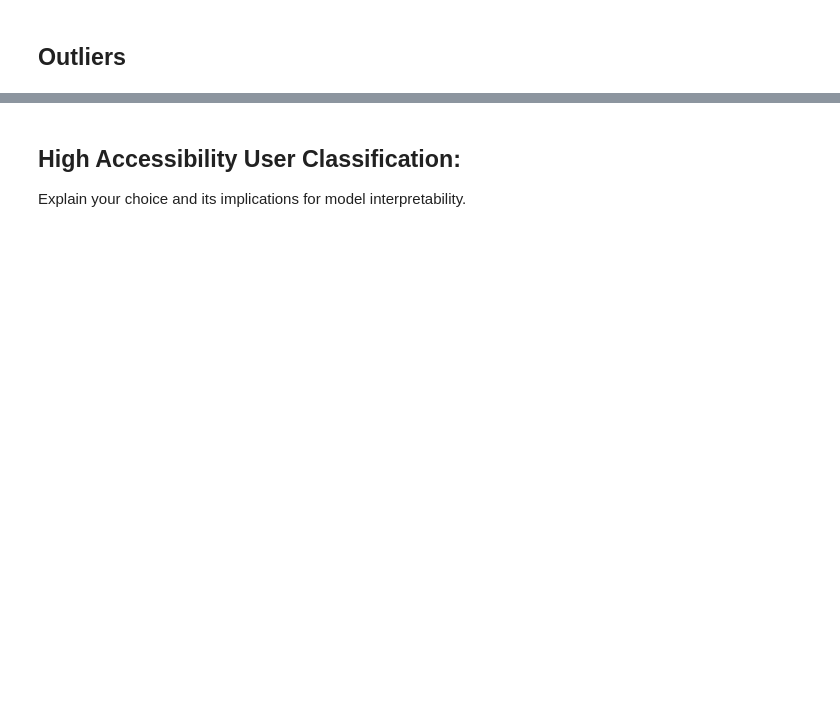
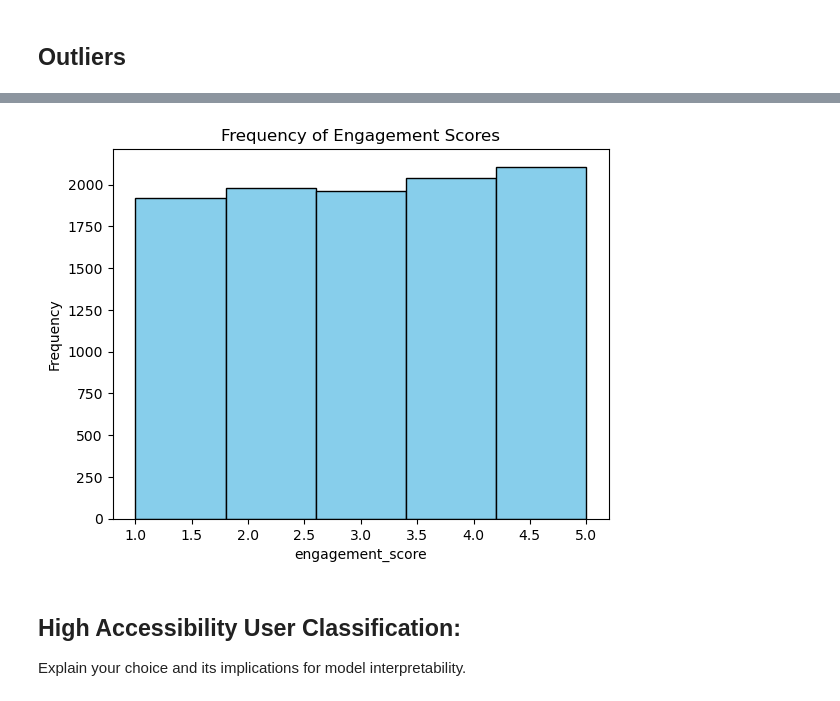
Before and after one commit to claire-law/HackDiversityDataInterviewChallenge, a Jupyter notebook: AccessibilityFeatures.ipynb, the cells around one changed output, grey strips where cells are left out. Cells and saved outputs as stored; diff of their text form; code cells hidden in the pictures; blank space fills up the shorter version.

```diff
--- a/AccessibilityFeatures.ipynb
+++ b/AccessibilityFeatures.ipynb
@@ -26,3 +111,11 @@ Detect and manage outliers in session_duration and engagement_score.
+# %%
+plt.hist(data['engagement_score'], bins=5, color='skyblue', edgecolor='black')
+plt.xlabel('engagement_score')
+plt.ylabel('Frequency')
+plt.title('Frequency of Engagement Scores')
+plt.show()
+# %% [output]
+[figure, added]
 # %% [markdown]
 ## High Accessibility User Classification:
 Explain your choice and its implications for model interpretability.
```
Also changed, not shown: parts of 18 cells of this notebook.
